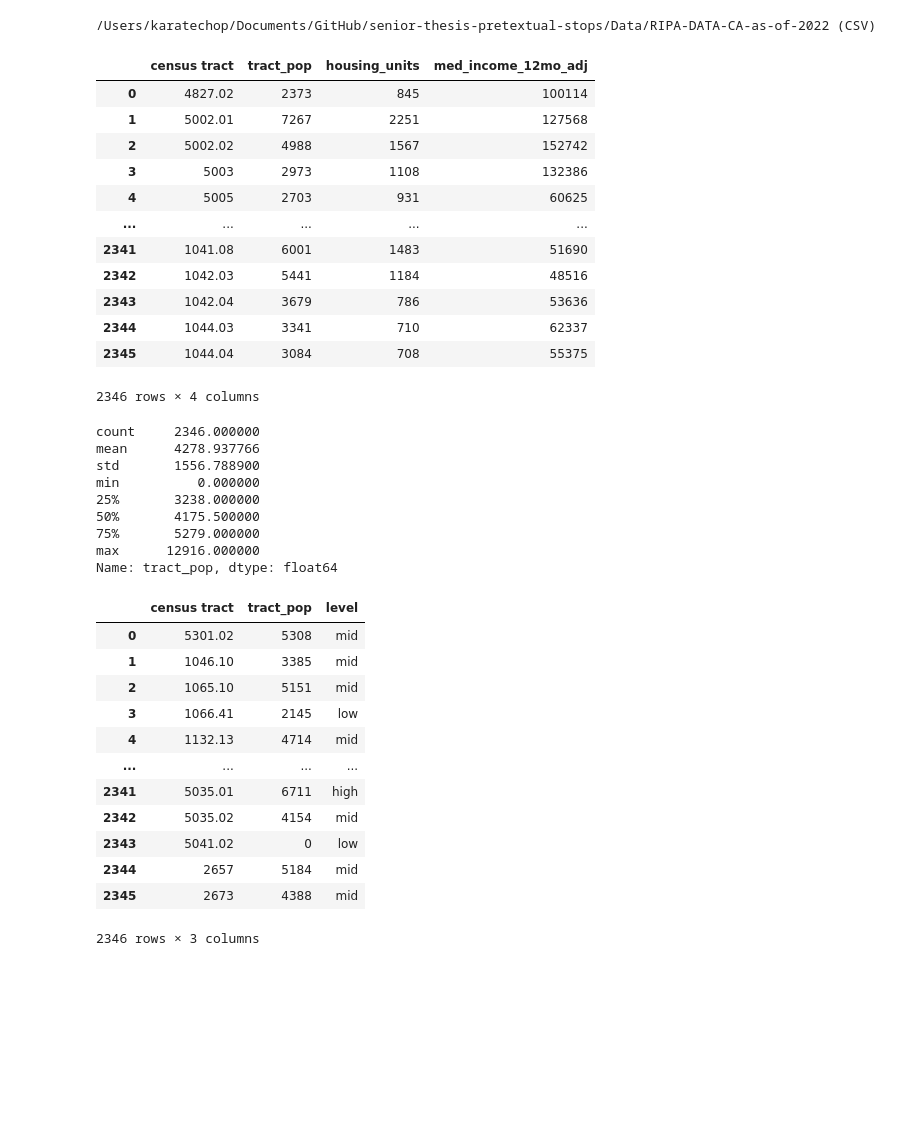
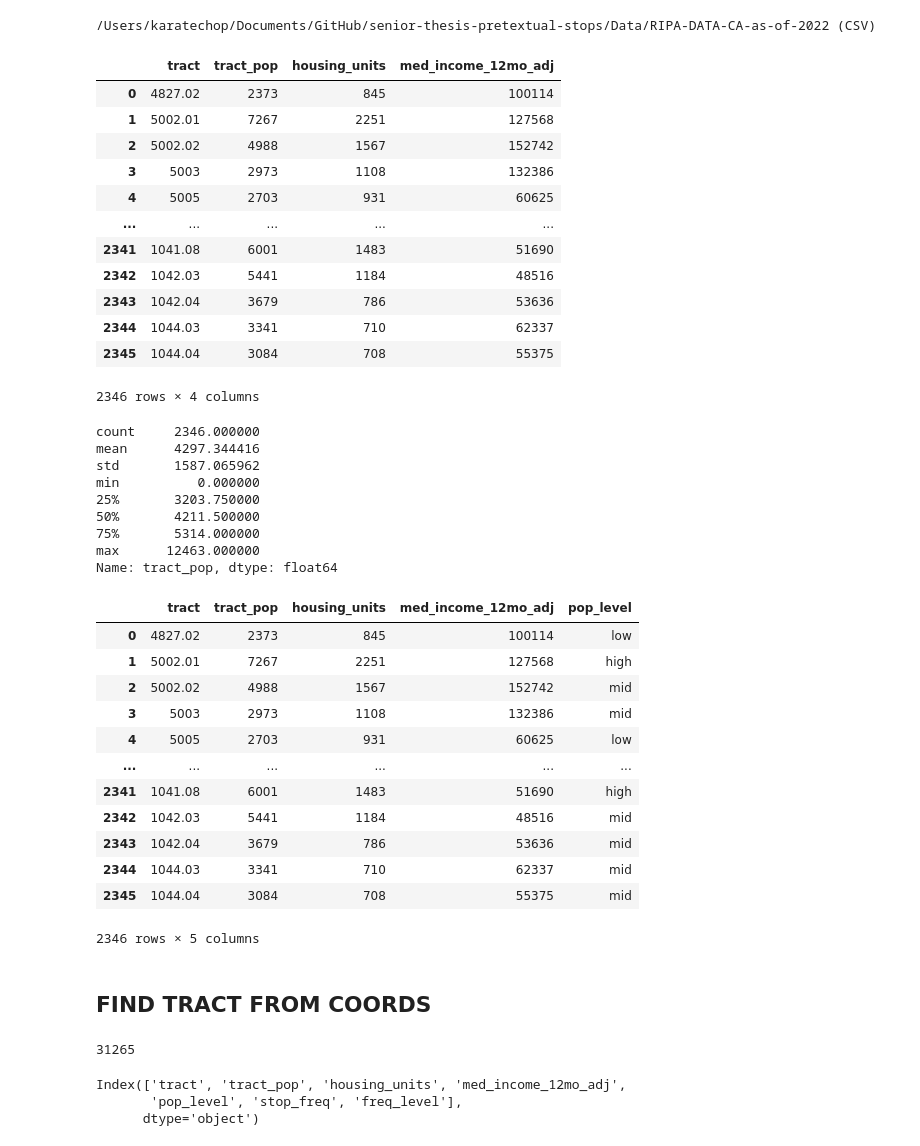
Before and after one commit to kch0p/senior-thesis-pretextual-stops, a Jupyter notebook: Notebooks/find tract_pop.ipynb, the cells around one changed output. Cells and saved outputs as stored; diff of their text form; code cells hidden in the pictures; blank space fills up the shorter version.

```diff
--- a/Notebooks/find tract_pop.ipynb
+++ b/Notebooks/find tract_pop.ipynb
@@ -28,14 +31,14 @@ tract_pops = censusdata.download('acs5',
              2019,
              censusdata.censusgeo([('state', '06'), ('county', '037'), ('tract','*')]),
              ['B01003_001E','B25001_001E','B19113_001E']).reset_index(drop=False)\
-             .rename(columns={'index':'census tract',
+             .rename(columns={'index':'tract',
                               'B01003_001E':'tract_pop',
                               'B25001_001E':'housing_units',
                               'B19113_001E':'med_income_12mo_adj'})
-tract_pops['census tract'] = [str(i)[13:-88] for i in tract_pops['census tract']]
+tract_pops['tract'] = [str(i)[13:-88] for i in tract_pops['tract']]
 tract_pops
 # %% [output]
-|  | census tract | tract_pop | housing_units | med_income_12mo_adj |
+|  | tract | tract_pop | housing_units | med_income_12mo_adj |
 | 0 | 4827.02 | 2373 | 845 | 100114 |
 | 1 | 5002.01 | 7267 | 2251 | 127568 |
 | 2 | 5002.02 | 4988 | 1567 | 152742 |
@@ -54,33 +55,35 @@ tract_pops.med_inc
 tract_pops.tract_pop.describe()
 # %% [output]
 count     2346.000000
-mean      4278.937766
-std       1556.788900
+mean      4297.344416
+std       1587.065962
 min          0.000000
-25%       3238.000000
-50%       4175.500000
-75%       5279.000000
-max      12916.000000
+25%       3203.750000
+50%       4211.500000
+75%       5314.000000
+max      12463.000000
 Name: tract_pop, dtype: float64
 # %%
 low_high = [(4278 - 1556),(4278 + 1556)]
 
-tract_pops.loc[tract_pops['tract_pop']<low_high[0],'level']='low'
-tract_pops.loc[tract_pops['tract_pop']>low_high[1],'level']='high'
-tract_pops['level'] = tract_pops['level'].fillna('mid')
+tract_pops.loc[tract_pops['tract_pop']<low_high[0],'pop_level']='low'
+tract_pops.loc[tract_pops['tract_pop']>low_high[1],'pop_level']='high'
+tract_pops['pop_level'].fillna('mid',inplace=True)
 
 tract_pops
 # %% [output]
-|  | census tract | tract_pop | level |
-| 0 | 5301.02 | 5308 | mid |
-| 1 | 1046.10 | 3385 | mid |
-| 2 | 1065.10 | 5151 | mid |
-| 3 | 1066.41 | 2145 | low |
-| 4 | 1132.13 | 4714 | mid |
-| ... | ... | ... | ... |
-| 2341 | 5035.01 | 6711 | high |
-| 2342 | 5035.02 | 4154 | mid |
-| 2343 | 5041.02 | 0 | low |
-| 2344 | 2657 | 5184 | mid |
-| 2345 | 2673 | 4388 | mid |
+|  | tract | tract_pop | housing_units | med_income_12mo_adj | pop_level |
+| 0 | 4827.02 | 2373 | 845 | 100114 | low |
+| 1 | 5002.01 | 7267 | 2251 | 127568 | high |
+| 2 | 5002.02 | 4988 | 1567 | 152742 | mid |
+| 3 | 5003 | 2973 | 1108 | 132386 | mid |
+| 4 | 5005 | 2703 | 931 | 60625 | low |
+| ... | ... | ... | ... | ... | ... |
+| 2341 | 1041.08 | 6001 | 1483 | 51690 | high |
+| 2342 | 1042.03 | 5441 | 1184 | 48516 | mid |
+| 2343 | 1042.04 | 3679 | 786 | 53636 | mid |
+| 2344 | 1044.03 | 3341 | 710 | 62337 | mid |
+| 2345 | 1044.04 | 3084 | 708 | 55375 | mid |
-2346 rows × 3 columns
+2346 rows × 5 columns
+# %% [markdown]
+## FIND TRACT FROM COORDS
@@ -86,0 +92,4 @@ tract_pops
+# %%
+len(df['coords'].unique())
+# %% [output]
+31265
@@ -86,0 +167,13 @@ tract_pops
+# %%
+tract_info = pd.merge(tract_pops,stop_freq)
+low_high = [65,200]
+
+tract_info.loc[tract_info['stop_freq']<low_high[0],'freq_level']='low'
+tract_info.loc[tract_info['stop_freq']>low_high[1],'freq_level']='high'
+tract_info['freq_level'].fillna('mid',inplace=True)
+
+tract_info.columns
+# %% [output]
+Index(['tract', 'tract_pop', 'housing_units', 'med_income_12mo_adj',
+       'pop_level', 'stop_freq', 'freq_level'],
+      dtype='object')
```
Also changed, not shown: parts of 17 cells of this notebook, 13 other files.
